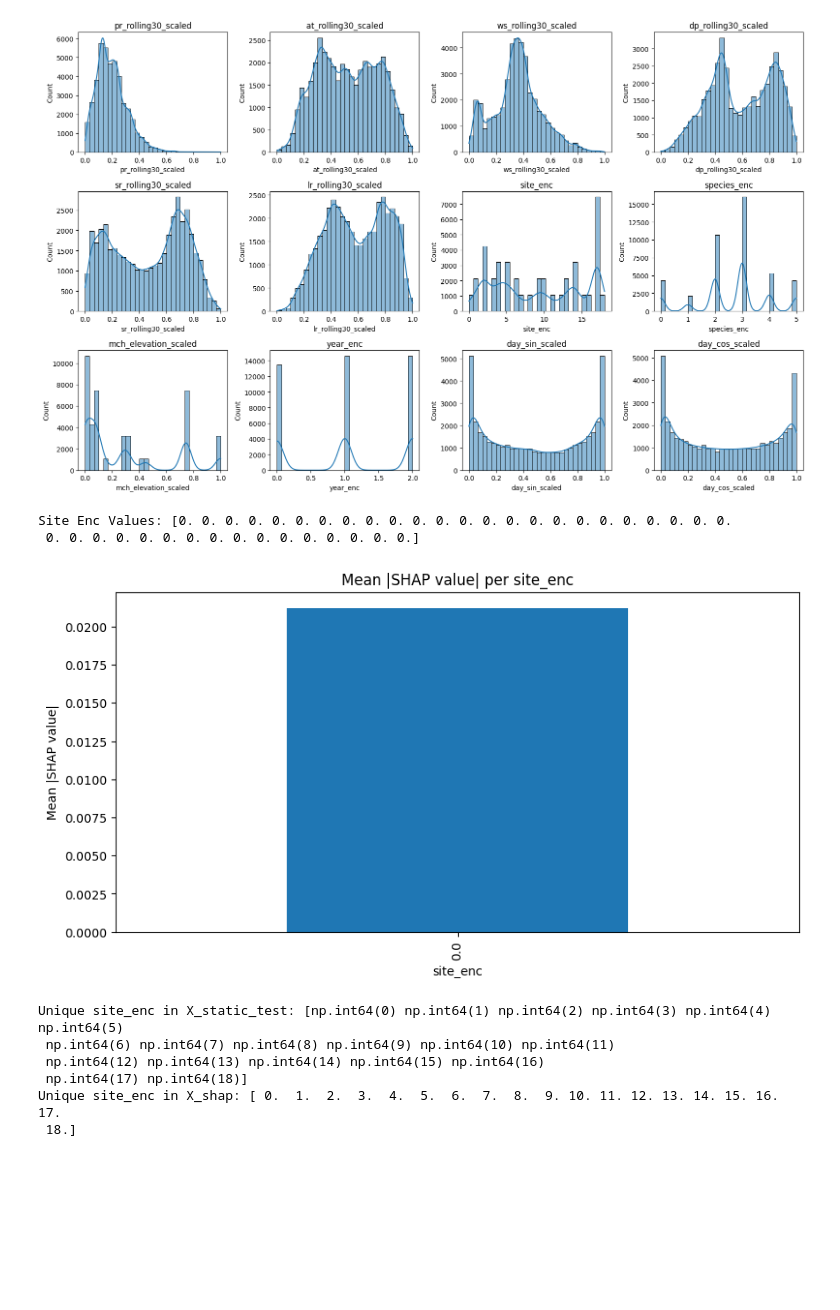
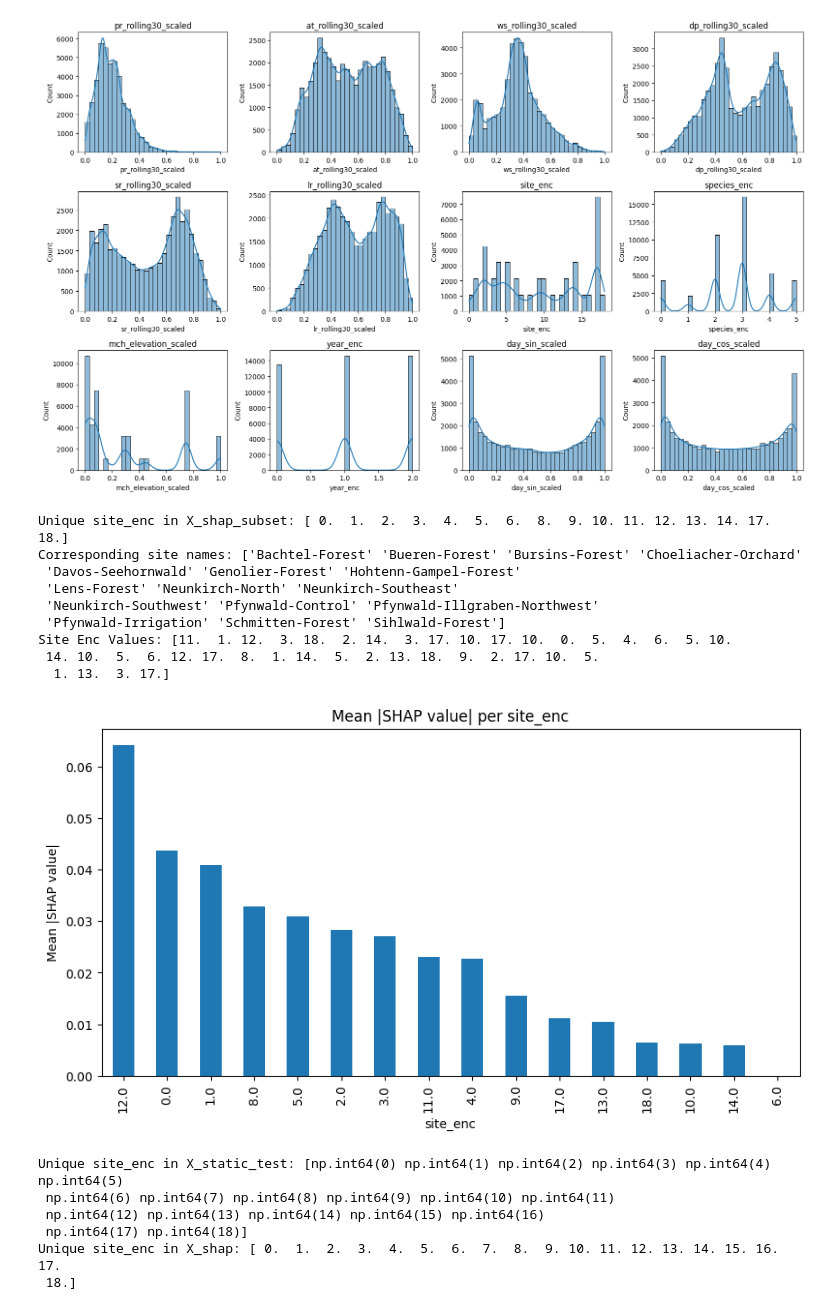
Before and after one commit to salomes97/Tree-Water-Deficit-Private, a Jupyter notebook: Transformer_Timeseries_Forecasting.ipynb, the cells around one changed output. Cells and saved outputs as stored; diff of their text form; code cells hidden in the pictures; blank space fills up the shorter version.

```diff
--- a/Transformer_Timeseries_Forecasting.ipynb
+++ b/Transformer_Timeseries_Forecasting.ipynb
@@ -429,7 +436,12 @@ pos_embedding = Embedding(input_dim=SEQ_LEN, output_dim=n_features)(positions)
 pos_encoded = seq_input + pos_embedding
 
 # Transformer block
-x = transformer_block(pos_encoded, head_size=16, num_heads=2, ff_dim=64)
+# temporal feature learning capacity
+# More transformer blocks stacked enhances temporal pattern learning.
+x = transformer_block(pos_encoded, head_size=32, num_heads=4, ff_dim=128)
+x = Dropout(0.2)(x)
+x = transformer_block(x, head_size=32, num_heads=4, ff_dim=128)
+x = Dropout(0.2)(x)
 x = GlobalAveragePooling1D()(x)
 
 # Combine with static
@@ -440,7 +452,8 @@ combined = Concatenate()([x, static_vec])
 # forecast of the next time step (1-step-ahead).
 output = Dense(forec_horizon, activation='softplus')(combined)
 
-optimizer = AdamW(learning_rate=1e-4, weight_decay=0)
+# weight_decay=0 disables the benefits of AdamW
+optimizer = AdamW(learning_rate=1e-4, weight_decay=1e-4)
 model = Model(inputs=[seq_input, mch_input, site_input, species_input, year_input, day_sin_input, day_cos_input], outputs=output)
 model.compile(
     optimizer=optimizer,
@@ -865,34 +869,51 @@ plt.show()
 # %% [output]
 [figure]
 # %%
+site_enc_idx = feature_names.index('site_enc')
+
+# Print unique values of site_enc in X_shap_subset
+print("Unique site_enc in X_shap_subset:", np.unique(X_shap_subset[:, site_enc_idx]))
+
+# To get the corresponding site names, map site_enc back to site using the label encoder
+unique_site_encs = np.unique(X_shap_subset[:, site_enc_idx]).astype(int)
+unique_sites = le_site.inverse_transform(unique_site_encs)
+print("Corresponding site names:", unique_sites)
+
 # Assume shap_values shape: (nb_samples_shap, n_features)
 # Find the index of 'site_enc' in your feature_names
 site_idx = feature_names.index('site_enc')
 
 # Get the site_enc values for your SHAP sample
-site_enc_values = X_shap[:nb_samples_shap, site_idx]
+site_enc_values = X_shap_subset[:, site_idx]
 print("Site Enc Values:", site_enc_values)
 site_shap = shap_values[:, site_idx]
 
 # Create a DataFrame for easy grouping
 df_site = pd.DataFrame({
     'site_enc': site_enc_values,
     'shap': site_shap
 })
 
 # Calculate mean absolute SHAP value per site
 site_shap_mean = df_site.groupby('site_enc')['shap'].apply(lambda x: np.mean(np.abs(x))).sort_values(ascending=False)
 
 plt.figure(figsize=(10,5))
 site_shap_mean.plot(kind='bar')
 plt.title('Mean |SHAP value| per site_enc')
 plt.xlabel('site_enc')
 plt.ylabel('Mean |SHAP value|')
 plt.show()
 # %% [output]
-Site Enc Values: [0. 0. 0. 0. 0. 0. 0. 0. 0. 0. 0. 0. 0. 0. 0. 0. 0. 0. 0. 0. 0. 0. 0. 0.
- 0. 0. 0. 0. 0. 0. 0. 0. 0. 0. 0. 0. 0. 0. 0. 0.]
+Unique site_enc in X_shap_subset: [ 0.  1.  2.  3.  4.  5.  6.  8.  9. 10. 11. 12. 13. 14. 17. 18.]
+Corresponding site names: ['Bachtel-Forest' 'Bueren-Forest' 'Bursins-Forest' 'Choeliacher-Orchard'
+ 'Davos-Seehornwald' 'Genolier-Forest' 'Hohtenn-Gampel-Forest'
+ 'Lens-Forest' 'Neunkirch-North' 'Neunkirch-Southeast'
+ 'Neunkirch-Southwest' 'Pfynwald-Control' 'Pfynwald-Illgraben-Northwest'
+ 'Pfynwald-Irrigation' 'Schmitten-Forest' 'Sihlwald-Forest']
+Site Enc Values: [11.  1. 12.  3. 18.  2. 14.  3. 17. 10. 17. 10.  0.  5.  4.  6.  5. 10.
+ 14. 10.  5.  6. 12. 17.  8.  1. 14.  5.  2. 13. 18.  9.  2. 17. 10.  5.
+  1. 13.  3. 17.]
-[figure, old version]
+[figure, new version]
 # %%
 print("Unique site_enc in X_static_test:", np.unique(X_static_test[:, 0]))
 print("Unique site_enc in X_shap:", np.unique(X_shap[:, site_idx]))
```
Also changed, not shown: parts of 3 cells of this notebook, 7 other files.
